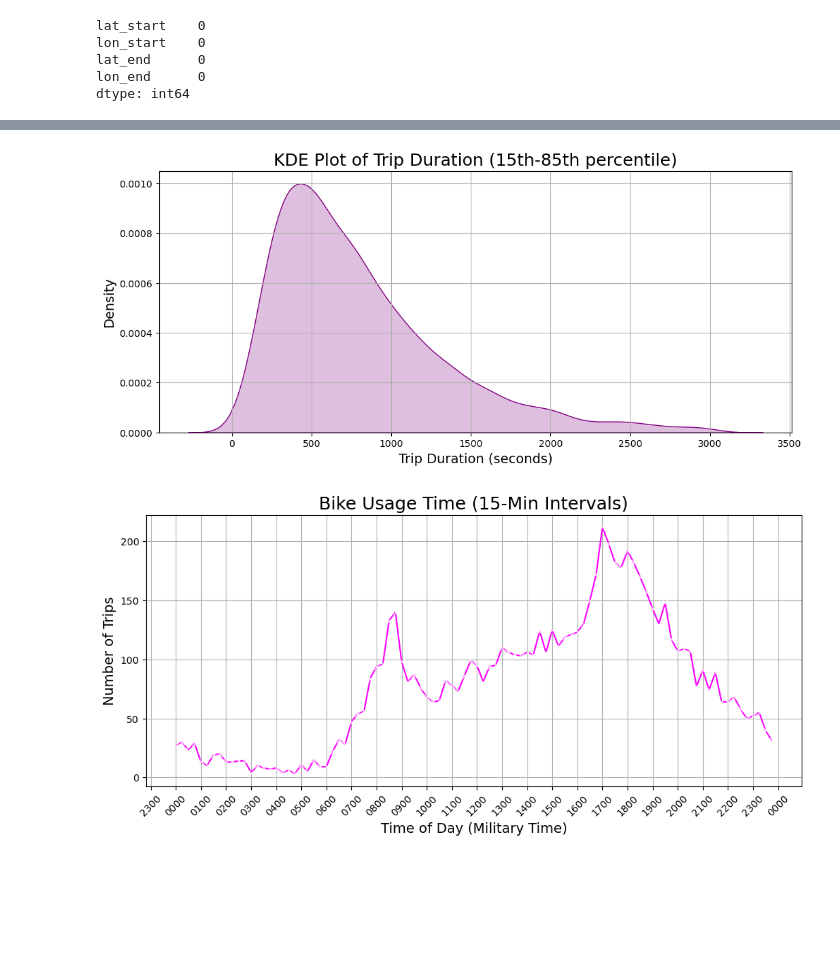
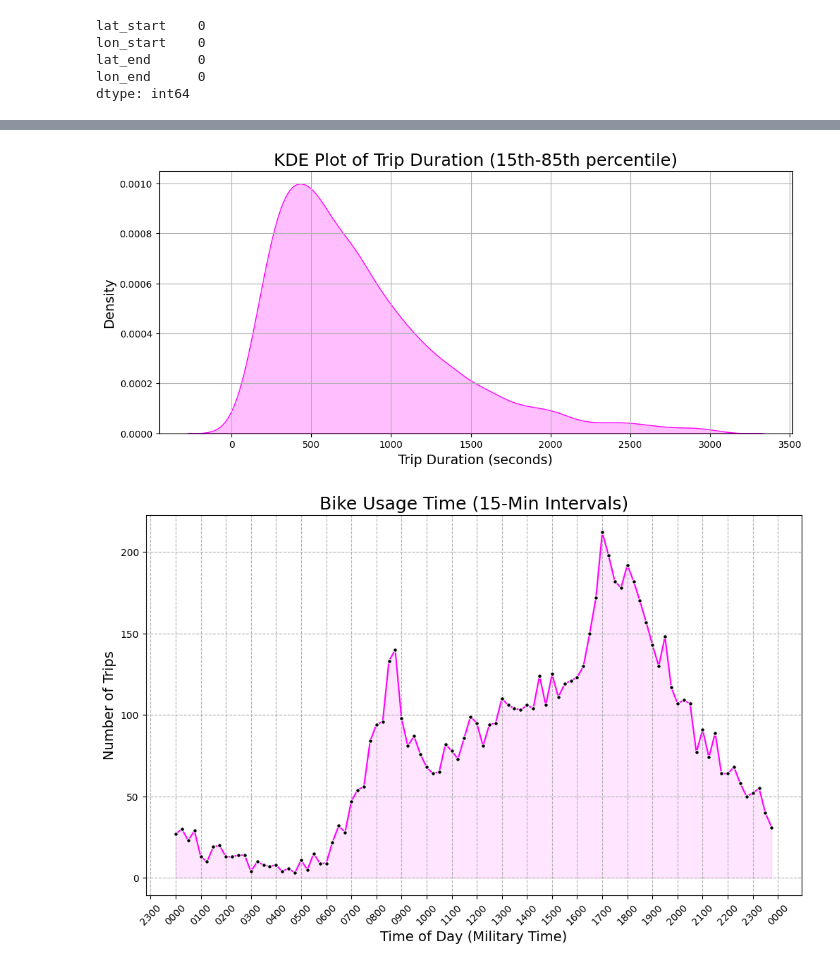
Before and after one commit to ConstCorrectness/toronto-bikeshare-2024, a Jupyter notebook: main.ipynb, the cells around one changed output, grey strips where cells are left out. Drawn from its saved outputs; the diff is of its cells as text; code cells hidden in the pictures; blank space fills up the shorter version.

Commit message:
updated fig8 for bike trip and bik capacity per station

```diff
--- a/main.ipynb
+++ b/main.ipynb
@@ -757,20 +770,7 @@ m
 # %%
-# We would like to visualize the distribution of bikeshare trip duration minus any extreme outliers, therefore we choose Kernel Density Estimation plotting.
-df=sample_df
-
-df['Trip Duration (seconds)']=pd.to_numeric(df['Trip Duration (seconds)'], errors='coerce')   #converts any non-numeric values into NaN
-df = df.dropna(subset=['Trip Duration (seconds)'])   #removes any rows that have missing values in the trip duration column
-
-Q1 = df['Trip Duration (seconds)'].quantile(0.15)   #lower band of trip duration at 15th percentile, excludes any outliers below it
-Q3 = df['Trip Duration (seconds)'].quantile(0.85)   #upper band of trip duration at 85th percentile, excludes any outliers above it
-IQR = Q3-Q1   # measuring Interquartile range
-
-filtered_df = df[(df['Trip Duration (seconds)']  >= Q1 - 1.5*IQR) &
-                 (df['Trip Duration (seconds)']  <= Q3 + 1.5*IQR)]   #removes all outliers outside of this range
-
 #Plot KDE with the filtered data
 plt.figure(figsize=(12,5))
-sns.kdeplot(filtered_df['Trip Duration (seconds)'], fill=True, color='purple')
+sns.kdeplot(filtered_df['Trip Duration (seconds)'], fill=True, color='Magenta')
 
 plt.title('KDE Plot of Trip Duration (15th-85th percentile)', fontsize=18)
 plt.xlabel('Trip Duration (seconds)', fontsize=14)
@@ -780,4 +780,4 @@ plt.grid(True)
 
 plt.savefig('images/fig6.png')
 # %% [output]
-[figure, old version]
+[figure, new version]
@@ -784,29 +794,20 @@ plt.savefig('images/fig6.png')
 # %%
-# time-of-day trip duration visualization analysis
-import matplotlib.dates as mdates  #for military time for better visualisation
+#plot using seaborn
+plt.figure(figsize=(12,7))
+sns.lineplot(data=time_series_15minute, x='Time_15min', y='number of trips', marker = 'o', markersize=4, markerfacecolor='black', color = 'Magenta')
 
-#ensure 'time start' to datetime format
-df['Time Start'] = pd.to_datetime(df['Time Start'], errors='coerce')
-
-#group by 15 minute intervals and count the number of trips
-df['Time_15min'] = df['Time Start'].dt.floor('15min')
-time_series_15minute = df.groupby('Time_15min').size().reset_index(name='number of trips')
-
-#plot using seaborn
-plt.figure(figsize=(12,5))
-sns.lineplot(data=time_series_15minute, x='Time_15min', y='number of trips', marker = 'x', color = 'Magenta')
-
-#configuring the chart stuff
+#configuring the chart design
+plt.fill_between(time_series_15minute['Time_15min'], time_series_15minute['number of trips'], color = 'Magenta', alpha = 0.1)
 plt.title('Bike Usage Time (15-Min Intervals)', fontsize = 18)
 plt.xlabel('Time of Day (Military Time)', fontsize=14)
 plt.ylabel('Number of Trips', fontsize=14)
 plt.gca().xaxis.set_major_locator(mdates.HourLocator(interval=1))
 plt.gca().xaxis.set_major_formatter(mdates.DateFormatter('%H%M'))
 plt.xticks(rotation=45)
-plt.grid(True)
+plt.grid(True, linestyle='--')
 
 plt.savefig('images/fig7.png')
 
 plt.show()
 # %% [output]
-[figure, old version]
+[figure, new version]
```
Also changed, not shown: parts of 13 cells of this notebook, 9 other files.
